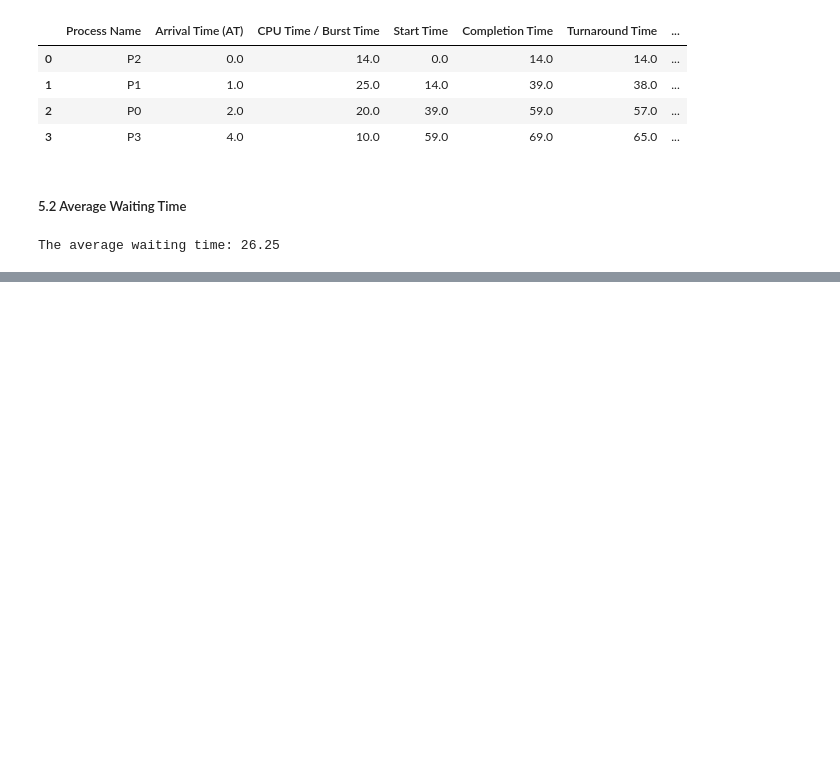
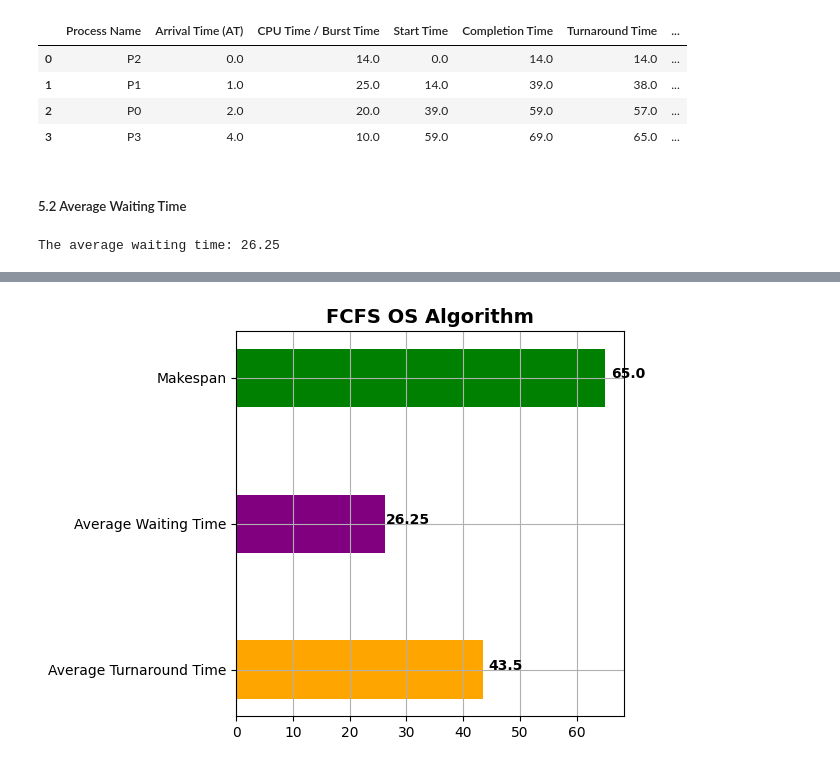
Before and after one commit to ZiaUrRehman-bit/Implementation-of-OS-Scheduling-Algorithms-in-Python, a Jupyter notebook: FCFS (First Come First Serve)/FCFS.ipynb, the cells around one changed output, grey strips where cells are left out. Saved outputs shown, nothing was run; the diff lists cells and outputs as text; code cells hidden in the pictures; blank space fills up the shorter version.

```diff
--- a/FCFS (First Come First Serve)/FCFS.ipynb
+++ b/FCFS (First Come First Serve)/FCFS.ipynb
@@ -269,0 +276,17 @@ plt.show()
+# %%
+forPlot = [averageTurnAroundTime, averageWeightingTime, makespan]
+hBary = ["Average Turnaround Time", "Average Waiting Time", "Makespan"]
+
+colors = ['orange', 'purple', 'green']
+
+plt.figure(figsize=(5,5))
+plt.barh(hBary,forPlot, color = colors, height=0.4)
+
+for i, v in enumerate(forPlot):
+    plt.text(v + 4, i , str(v), ha='center', fontweight='bold')
+
+plt.title("FCFS OS Algorithm", fontweight = 'bold', fontsize = '14')
+plt.grid("on")
+plt.show()
+# %% [output]
+[figure, added]
```
Also changed, not shown: parts of 2 cells of this notebook.
